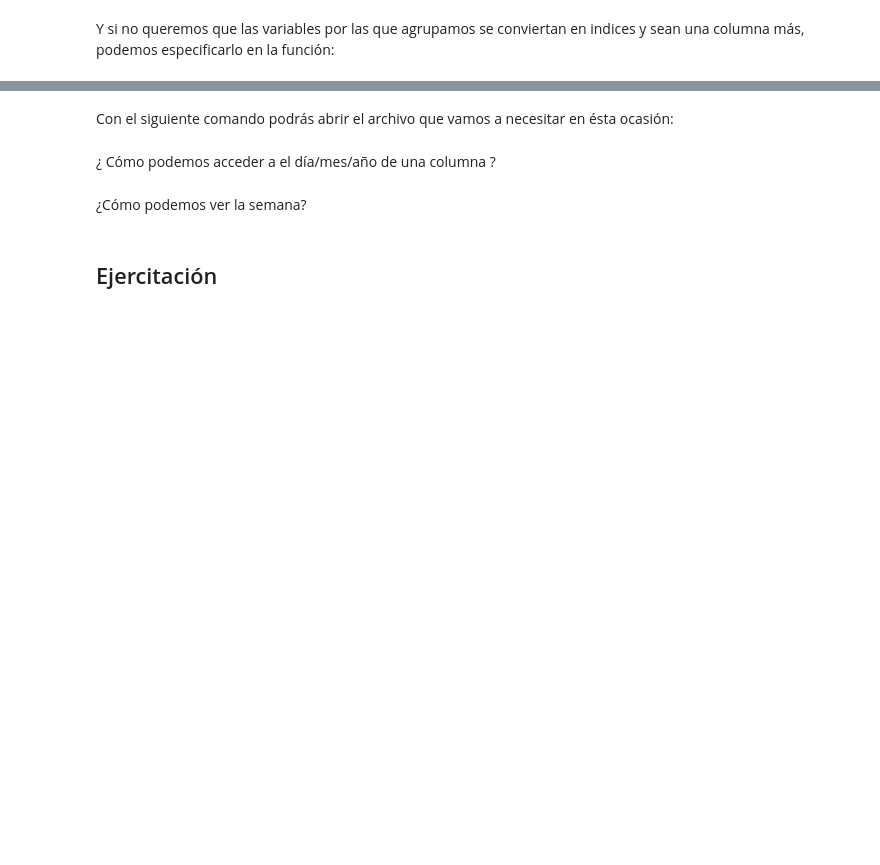
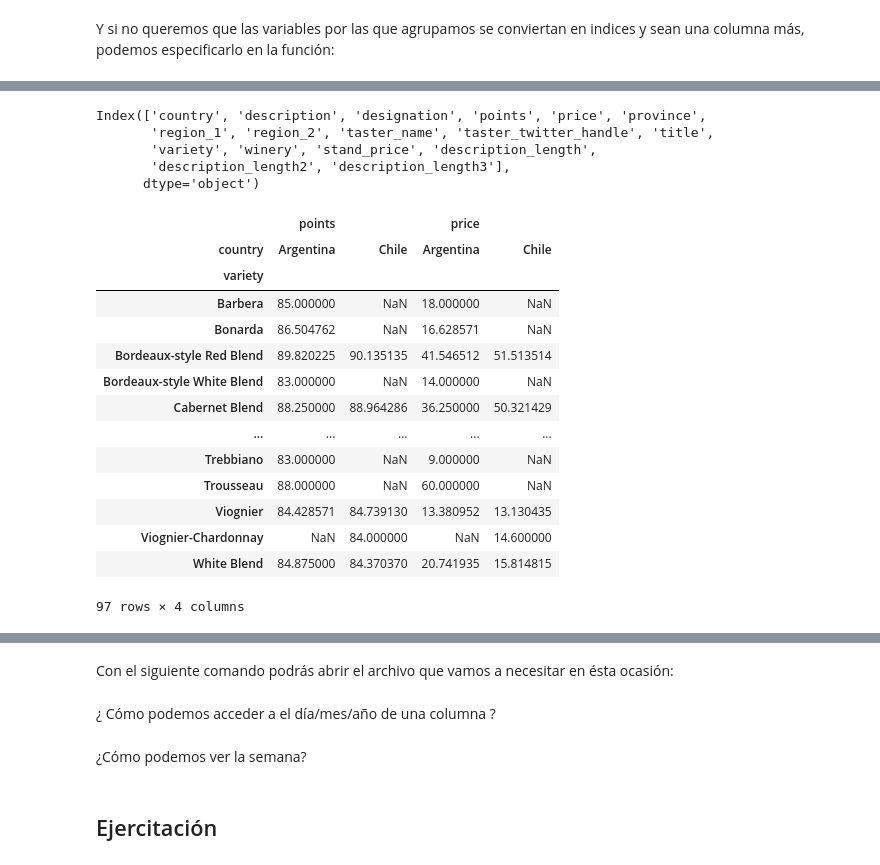
Before and after one commit to acanavire/CD_IA_test, a Jupyter notebook: Notebooks/2_Análisis_Exploratorio_de_Datos.ipynb, the cells around one changed output, grey strips where cells are left out. Drawn from its saved outputs; the diff is of its cells as text; code cells hidden in the pictures; blank space fills up the shorter version.

```diff
--- a/Notebooks/2_Análisis_Exploratorio_de_Datos.ipynb
+++ b/Notebooks/2_Análisis_Exploratorio_de_Datos.ipynb
@@ -982,0 +1878,26 @@ Podemos ver en la documentación de Pandas, que está lleno de atributos y funci
+# %%
+rev_vino_df.columns
+# %% [output]
+Index(['country', 'description', 'designation', 'points', 'price', 'province',
+       'region_1', 'region_2', 'taster_name', 'taster_twitter_handle', 'title',
+       'variety', 'winery', 'stand_price', 'description_length',
+       'description_length2', 'description_length3'],
+      dtype='object')
+# %%
+pd.pivot_table(rev_vino_df[rev_vino_df['country'].isin(['Argentina','Chile'])], values=['points','price'], index =['variety'], columns=['country'])
+# %% [output]
+|  | points |  | price |  |
+| country | Argentina | Chile | Argentina | Chile |
+| variety |  |  |  |  |
+| Barbera | 85.000000 | NaN | 18.000000 | NaN |
+| Bonarda | 86.504762 | NaN | 16.628571 | NaN |
+| Bordeaux-style Red Blend | 89.820225 | 90.135135 | 41.546512 | 51.513514 |
+| Bordeaux-style White Blend | 83.000000 | NaN | 14.000000 | NaN |
+| Cabernet Blend | 88.250000 | 88.964286 | 36.250000 | 50.321429 |
+| ... | ... | ... | ... | ... |
+| Trebbiano | 83.000000 | NaN | 9.000000 | NaN |
+| Trousseau | 88.000000 | NaN | 60.000000 | NaN |
+| Viognier | 84.428571 | 84.739130 | 13.380952 | 13.130435 |
+| Viognier-Chardonnay | NaN | 84.000000 | NaN | 14.600000 |
+| White Blend | 84.875000 | 84.370370 | 20.741935 | 15.814815 |
+97 rows × 4 columns
```
Also changed, not shown: parts of 277 cells of this notebook.
